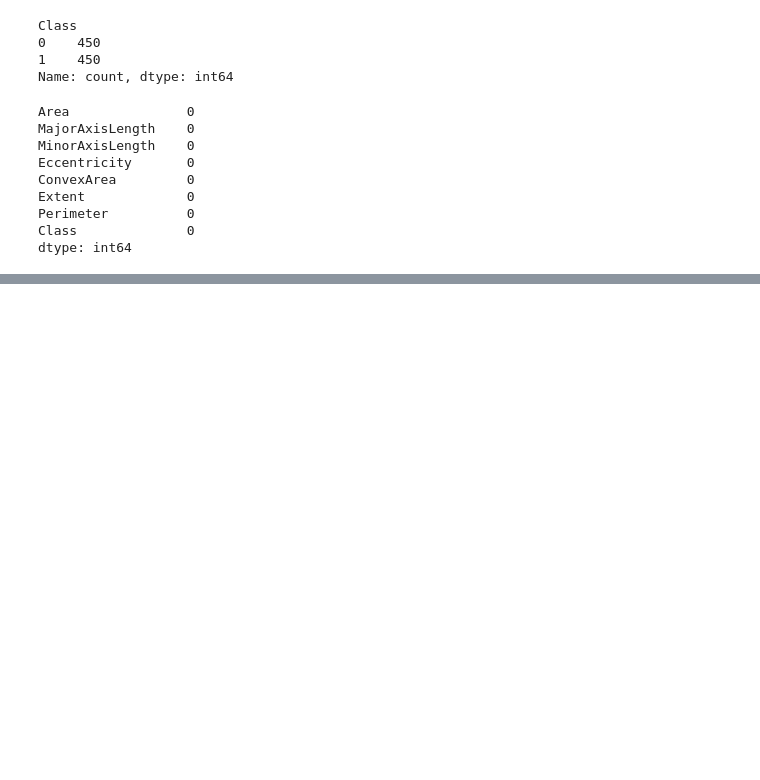
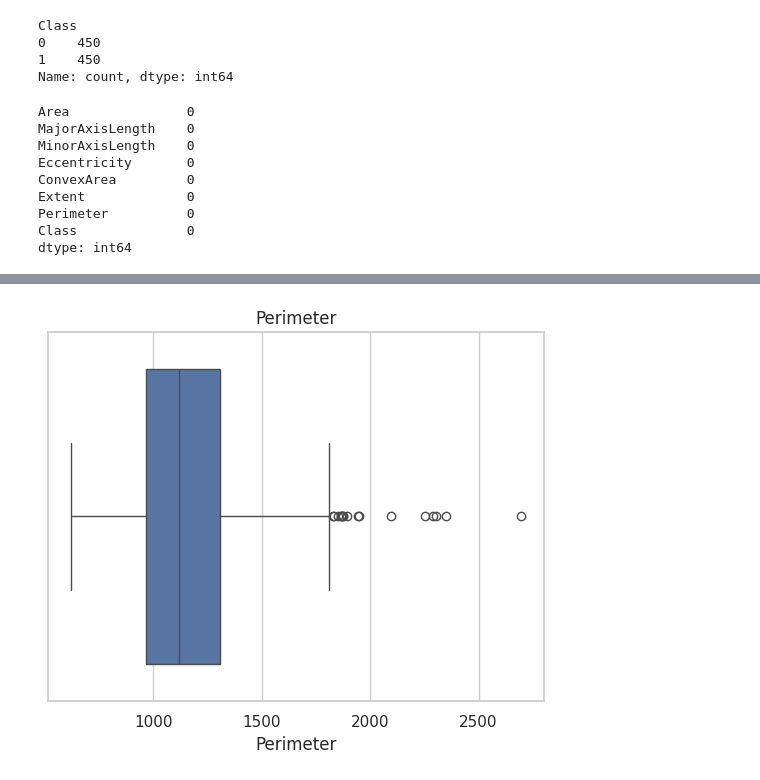
Before and after one commit to HyoYoonNam/Gachon-AISTUDY, a Jupyter notebook: DL_classification_raisin.ipynb, the cells around one changed output, grey strips where cells are left out. Saved outputs shown, nothing was run; the diff lists cells and outputs as text; code cells hidden in the pictures; blank space fills up the shorter version.

```diff
--- a/DL_classification_raisin.ipynb
+++ b/DL_classification_raisin.ipynb
@@ -143,0 +184,8 @@ dtype: int64
+# %%
+# 특정 column의 range 확인 및 outliar 확인
+sns.set_theme(style='whitegrid')
+sns.boxplot(x='Perimeter', data=df)
+plt.title('Perimeter')
+plt.show()
+# %% [output]
+[figure, added]
```
Also changed, not shown: parts of 14 cells of this notebook.
